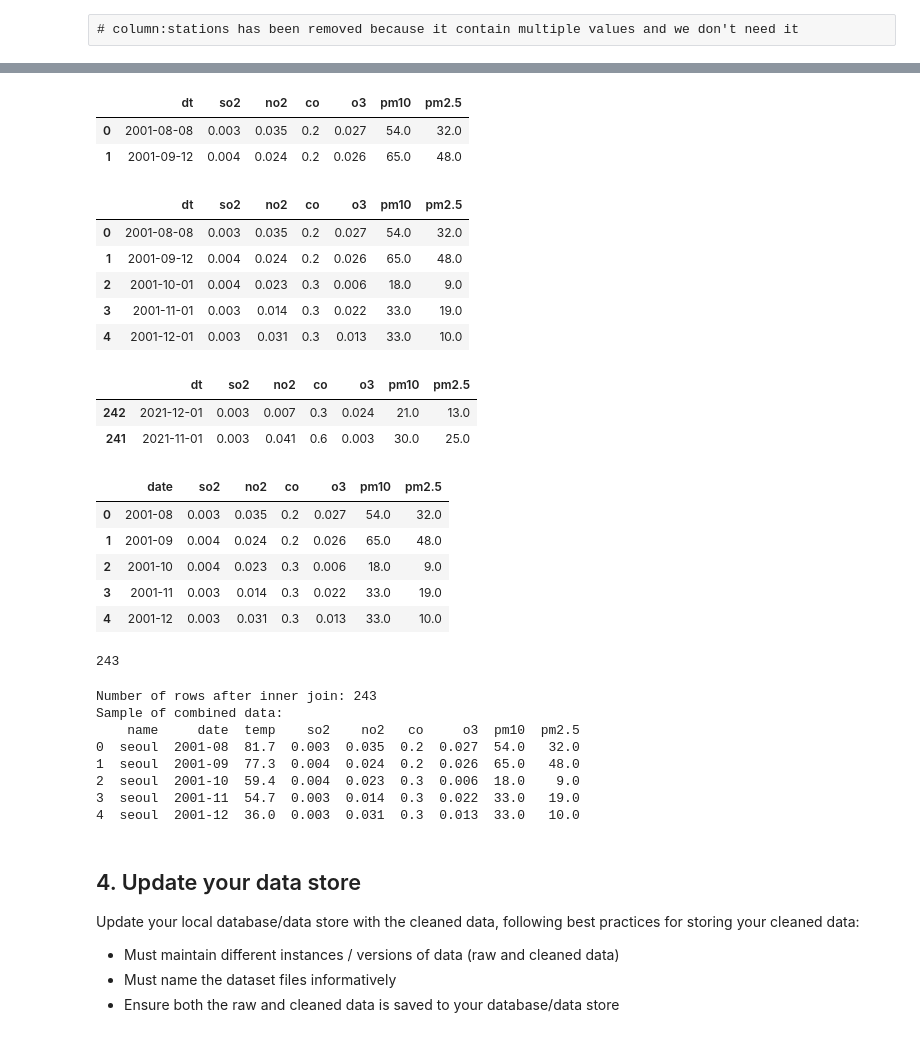
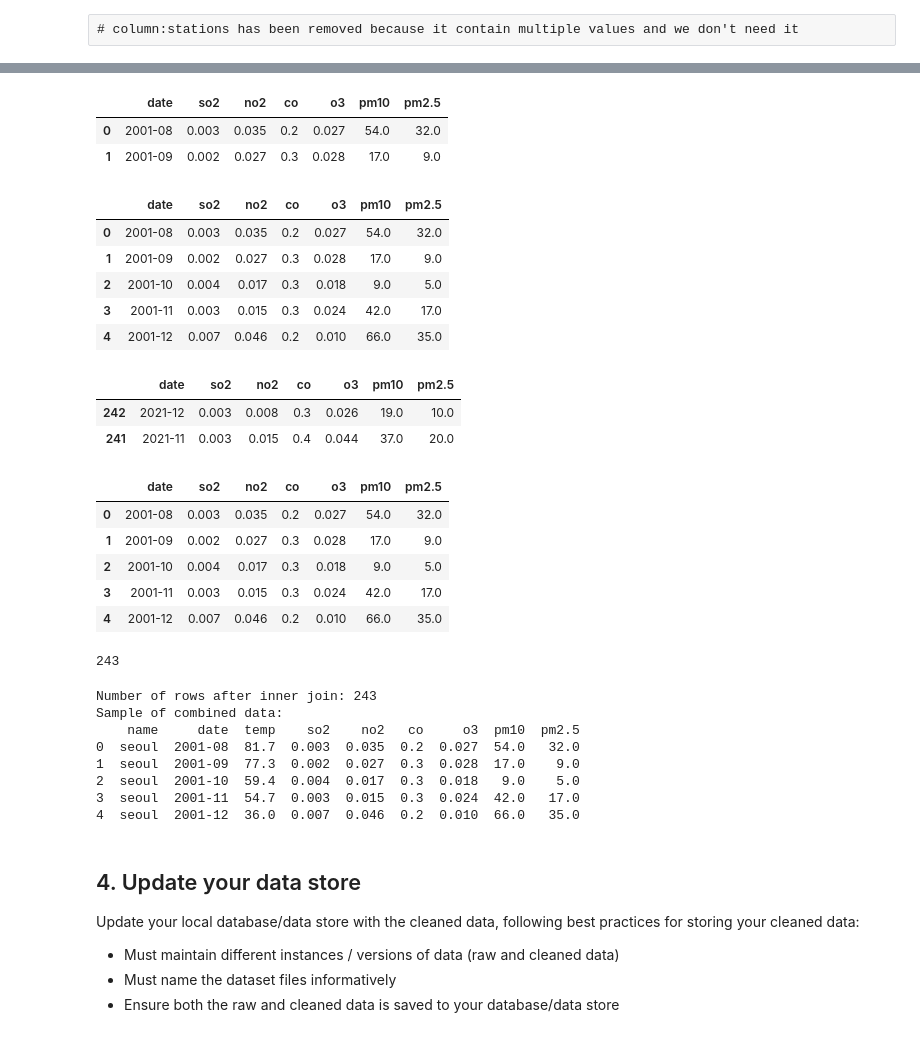
Before and after one commit to kamranalisays/DataAnalyst, a Jupyter notebook: DataWranglingProject/data_wrangling_project_starter.ipynb, the cells around one changed output, grey strips where cells are left out. Saved outputs shown, nothing was run; the diff lists cells and outputs as text; code cells hidden in the pictures.

```diff
--- a/DataWranglingProject/data_wrangling_project_starter.ipynb
+++ b/DataWranglingProject/data_wrangling_project_starter.ipynb
@@ -622,0 +656,4 @@ total rows in weather data = 245
+# %%
+# Sort by date
+removing_unnecessary_df_pd = removing_unnecessary_df_pd.sort_values('date', ascending= True)
+removing_unnecessary_df_pd.head()
@@ -622,0 +667,5 @@ total rows in weather data = 245
+# %%
+# getting first row of every month in dataset
+# getting the first entry of every month
+removing_unnecessary_df_pd = removing_unnecessary_df_pd.groupby(removing_unnecessary_df_pd['date'].dt.to_period('M')).first().reset_index(drop=True)
+removing_unnecessary_df_pd.head(5)
@@ -622,0 +679,2 @@ total rows in weather data = 245
+# %%
+removing_unnecessary_df_pd['date'] = removing_unnecessary_df_pd['date'].dt.strftime('%Y-%m')
@@ -628,25 +771,25 @@ total rows in Pollution data = 243
 # %%
 # drop irrelavent columns loc , lat , long
-cleaning_df_pd.drop(columns=['loc', 'lat', 'long'],inplace=True)
-cleaning_df_pd.head(2)
+removing_unnecessary_df_pd.drop(columns=['loc', 'lat', 'long'],inplace=True)
+removing_unnecessary_df_pd.head(2)
 # %% [output]
-|  | dt | so2 | no2 | co | o3 | pm10 | pm2.5 |
-| 0 | 2001-08-08 | 0.003 | 0.035 | 0.2 | 0.027 | 54.0 | 32.0 |
-| 1 | 2001-09-12 | 0.004 | 0.024 | 0.2 | 0.026 | 65.0 | 48.0 |
+|  | date | so2 | no2 | co | o3 | pm10 | pm2.5 |
+| 0 | 2001-08 | 0.003 | 0.035 | 0.2 | 0.027 | 54.0 | 32.0 |
+| 1 | 2001-09 | 0.002 | 0.027 | 0.3 | 0.028 | 17.0 | 9.0 |
 # %%
 #  starting date in the pollution data 2001-8-8
-cleaning_df_pd.sort_values( by='dt', ascending=True).head(5)
+removing_unnecessary_df_pd.sort_values( by='date', ascending=True).head(5)
 # %% [output]
-|  | dt | so2 | no2 | co | o3 | pm10 | pm2.5 |
-| 0 | 2001-08-08 | 0.003 | 0.035 | 0.2 | 0.027 | 54.0 | 32.0 |
-| 1 | 2001-09-12 | 0.004 | 0.024 | 0.2 | 0.026 | 65.0 | 48.0 |
-| 2 | 2001-10-01 | 0.004 | 0.023 | 0.3 | 0.006 | 18.0 | 9.0 |
-| 3 | 2001-11-01 | 0.003 | 0.014 | 0.3 | 0.022 | 33.0 | 19.0 |
-| 4 | 2001-12-01 | 0.003 | 0.031 | 0.3 | 0.013 | 33.0 | 10.0 |
+|  | date | so2 | no2 | co | o3 | pm10 | pm2.5 |
+| 0 | 2001-08 | 0.003 | 0.035 | 0.2 | 0.027 | 54.0 | 32.0 |
+| 1 | 2001-09 | 0.002 | 0.027 | 0.3 | 0.028 | 17.0 | 9.0 |
+| 2 | 2001-10 | 0.004 | 0.017 | 0.3 | 0.018 | 9.0 | 5.0 |
+| 3 | 2001-11 | 0.003 | 0.015 | 0.3 | 0.024 | 42.0 | 17.0 |
+| 4 | 2001-12 | 0.007 | 0.046 | 0.2 | 0.010 | 66.0 | 35.0 |
 # %%
 # last date in the polution 2021-12-31
-cleaning_df_pd.sort_values( by='dt', ascending=False).head(2)
+removing_unnecessary_df_pd.sort_values( by='date', ascending=False).head(2)
 # %% [output]
-|  | dt | so2 | no2 | co | o3 | pm10 | pm2.5 |
-| 242 | 2021-12-01 | 0.003 | 0.007 | 0.3 | 0.024 | 21.0 | 13.0 |
-| 241 | 2021-11-01 | 0.003 | 0.041 | 0.6 | 0.003 | 30.0 | 25.0 |
+|  | date | so2 | no2 | co | o3 | pm10 | pm2.5 |
+| 242 | 2021-12 | 0.003 | 0.008 | 0.3 | 0.026 | 19.0 | 10.0 |
+| 241 | 2021-11 | 0.003 | 0.015 | 0.4 | 0.044 | 37.0 | 20.0 |
@@ -657,10 +796,10 @@ cleaning_df_pd = cleaning_df_pd.rename(columns =  {'dt' : 'date' } )
 # %%
-cleaning_df_pd.head(5)
+removing_unnecessary_df_pd.head(5)
 # %% [output]
 |  | date | so2 | no2 | co | o3 | pm10 | pm2.5 |
 | 0 | 2001-08 | 0.003 | 0.035 | 0.2 | 0.027 | 54.0 | 32.0 |
-| 1 | 2001-09 | 0.004 | 0.024 | 0.2 | 0.026 | 65.0 | 48.0 |
-| 2 | 2001-10 | 0.004 | 0.023 | 0.3 | 0.006 | 18.0 | 9.0 |
-| 3 | 2001-11 | 0.003 | 0.014 | 0.3 | 0.022 | 33.0 | 19.0 |
-| 4 | 2001-12 | 0.003 | 0.031 | 0.3 | 0.013 | 33.0 | 10.0 |
+| 1 | 2001-09 | 0.002 | 0.027 | 0.3 | 0.028 | 17.0 | 9.0 |
+| 2 | 2001-10 | 0.004 | 0.017 | 0.3 | 0.018 | 9.0 | 5.0 |
+| 3 | 2001-11 | 0.003 | 0.015 | 0.3 | 0.024 | 42.0 | 17.0 |
+| 4 | 2001-12 | 0.007 | 0.046 | 0.2 | 0.010 | 66.0 | 35.0 |
 # %%
@@ -671,8 +810,8 @@ print(row_count)
 # %%
 # Perform inner join on the 'date' column
 combined_df = pd.merge(
-    cleaning_df_wd,
-    cleaning_df_pd,
+    removing_unnecessary_df_wd,
+    removing_unnecessary_df_pd,
     on='date',
     how='inner'  # This is the crucial change for inner join
 )
@@ -686,10 +825,10 @@ Number of rows after inner join: 243
 Sample of combined data:
     name     date  temp    so2    no2   co     o3  pm10  pm2.5
 0  seoul  2001-08  81.7  0.003  0.035  0.2  0.027  54.0   32.0
-1  seoul  2001-09  77.3  0.004  0.024  0.2  0.026  65.0   48.0
-2  seoul  2001-10  59.4  0.004  0.023  0.3  0.006  18.0    9.0
-3  seoul  2001-11  54.7  0.003  0.014  0.3  0.022  33.0   19.0
-4  seoul  2001-12  36.0  0.003  0.031  0.3  0.013  33.0   10.0
+1  seoul  2001-09  77.3  0.002  0.027  0.3  0.028  17.0    9.0
+2  seoul  2001-10  59.4  0.004  0.017  0.3  0.018   9.0    5.0
+3  seoul  2001-11  54.7  0.003  0.015  0.3  0.024  42.0   17.0
+4  seoul  2001-12  36.0  0.007  0.046  0.2  0.010  66.0   35.0
 # %% [markdown]
 ## 4. Update your data store
 Update your local database/data store with the cleaned data, following best practices for storing your cleaned data:
```
Also changed, not shown: parts of 97 cells of this notebook.
